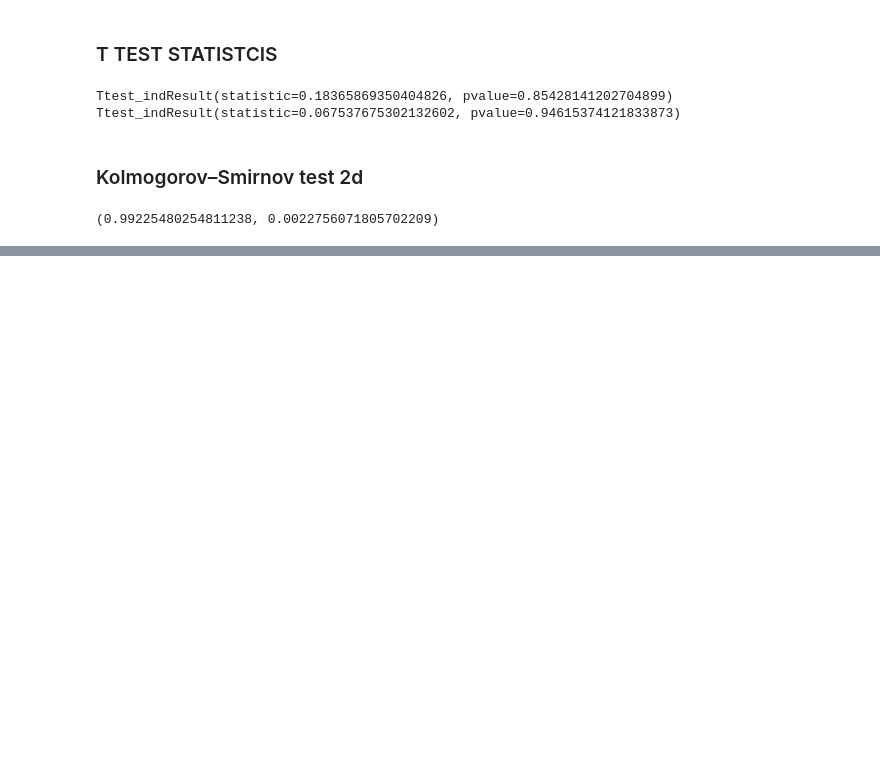
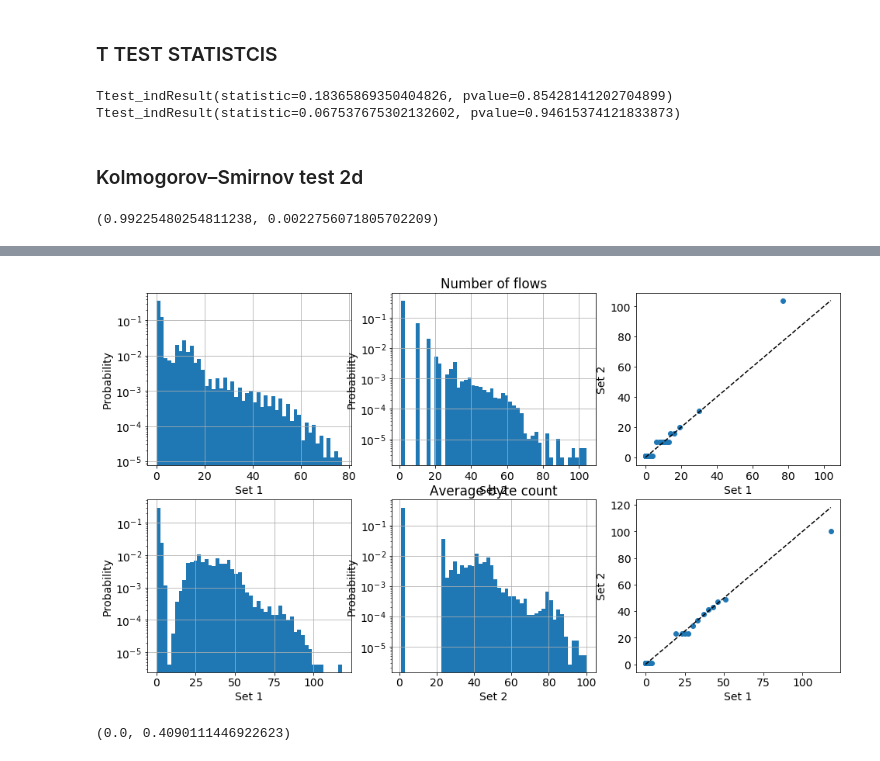
Before and after one commit to SotirisAnagnostidis/onlineAnomalyDetection, a Jupyter notebook: diploma/Q-Q plot.ipynb, the cells around one changed output, grey strips where cells are left out. Cells and saved outputs as stored; diff of their text form; code cells hidden in the pictures; blank space fills up the shorter version.

```diff
--- a/diploma/Q-Q plot.ipynb
+++ b/diploma/Q-Q plot.ipynb
@@ -210,0 +260,31 @@ ks2d2s(groupped_data.values[:,0], groupped_data.values[:,1], groupped_data1.valu
+# %%
+from numpy.random import poisson as rand_poisson
+
+def generate_data(em, n_points=100000):
+    cum_sum = em.gammas.cumsum()
+    points = None
+    for gamma, lambdas in zip(em.gammas, em.lambdas):
+        n_distrib = int(gamma * n_points)
+        points_distrib = np.zeros(shape=(n_distrib, em.dim))
+        for i, lambda_i in enumerate(lambdas):
+            points_distrib[:, i] = rand_poisson(lam=lambda_i, size=n_distrib)
+
+        if len(points_distrib) > 0:
+            if points is None:
+                points = points_distrib.copy()
+            else:
+                points = np.append(points, points_distrib, axis=0)
+    return points
+# %%
+points = generate_data(onlineEM)
+# %%
+plot_qq_plot(points[:, 0], groupped_data1['number of flows'].values, 1, 2, 'Number of flows')
+plot_qq_plot(points[:, 1], groupped_data1['mean(byte count)'].values, 2, 2, 'Average byte count')
+# %% [output]
+[figure, added]
+# %%
+from ndtest import ks2d2s
+
+ks2d2s(points[:,0], points[:,1], groupped_data1.values[:,0], groupped_data1.values[:,1], extra=True)
+# %% [output]
+(0.0, 0.4090111446922623)
```
Also changed, not shown: parts of 13 cells of this notebook, 8 other files.
